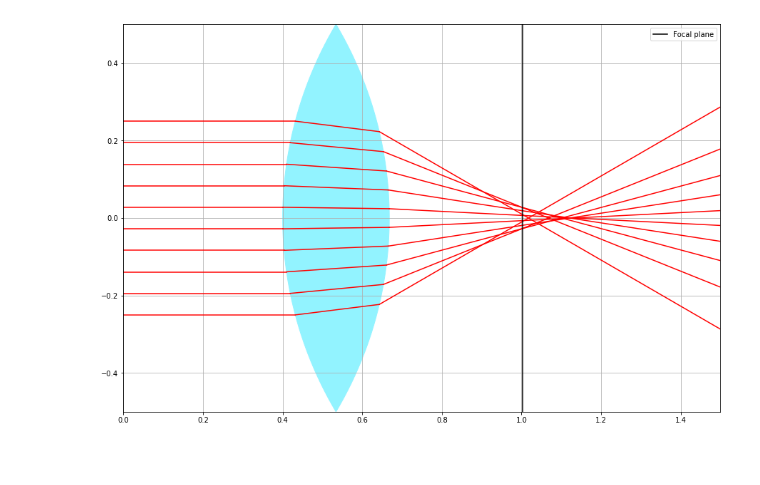
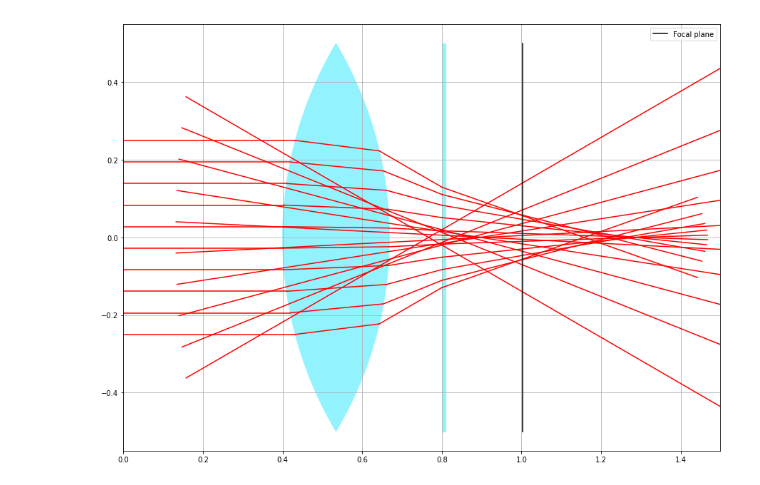
Before and after one commit to Jvanrhijn/wo_rt, a Jupyter notebook: wo_rt.ipynb, the cells around one changed output. Saved outputs shown, nothing was run; the diff lists cells and outputs as text; code cells hidden in the pictures; blank space fills up the shorter version.

Commit message:
Fix window distance to second interface

```diff
--- a/wo_rt.ipynb
+++ b/wo_rt.ipynb
@@ -17,13 +21,15 @@ def collimated_beam(start, width, nrays, angle=0):
 # %%
 beam = collimated_beam(0, 0.5, 10)
 lens = Lens(0.4, 1, 1, 2.0)
+window = Window(0.8, 1, 0.01, 1.5)
 fp = lens.focal_plane
 # %%
 lens_rays = lens.interact_with_bundle(beam)
+window_rays = window.interact_with_bundle(lens_rays)
 # %%
-visualizer = Visualizer(beam + lens_rays, [lens], (1.5, 1))
+visualizer = Visualizer(beam + list(lens_rays) + list(window_rays), [lens, window], (1.5, 1.1))
 visualizer.draw_all('r', figscale=10)
 plt.plot([fp, fp], [-0.5, 0.5], color='black', label="Focal plane")
 _ = plt.legend()
 # %% [output]
-[figure, old version]
+[figure, new version]
```
Also changed, not shown: parts of 4 cells of this notebook, 4 other files.
